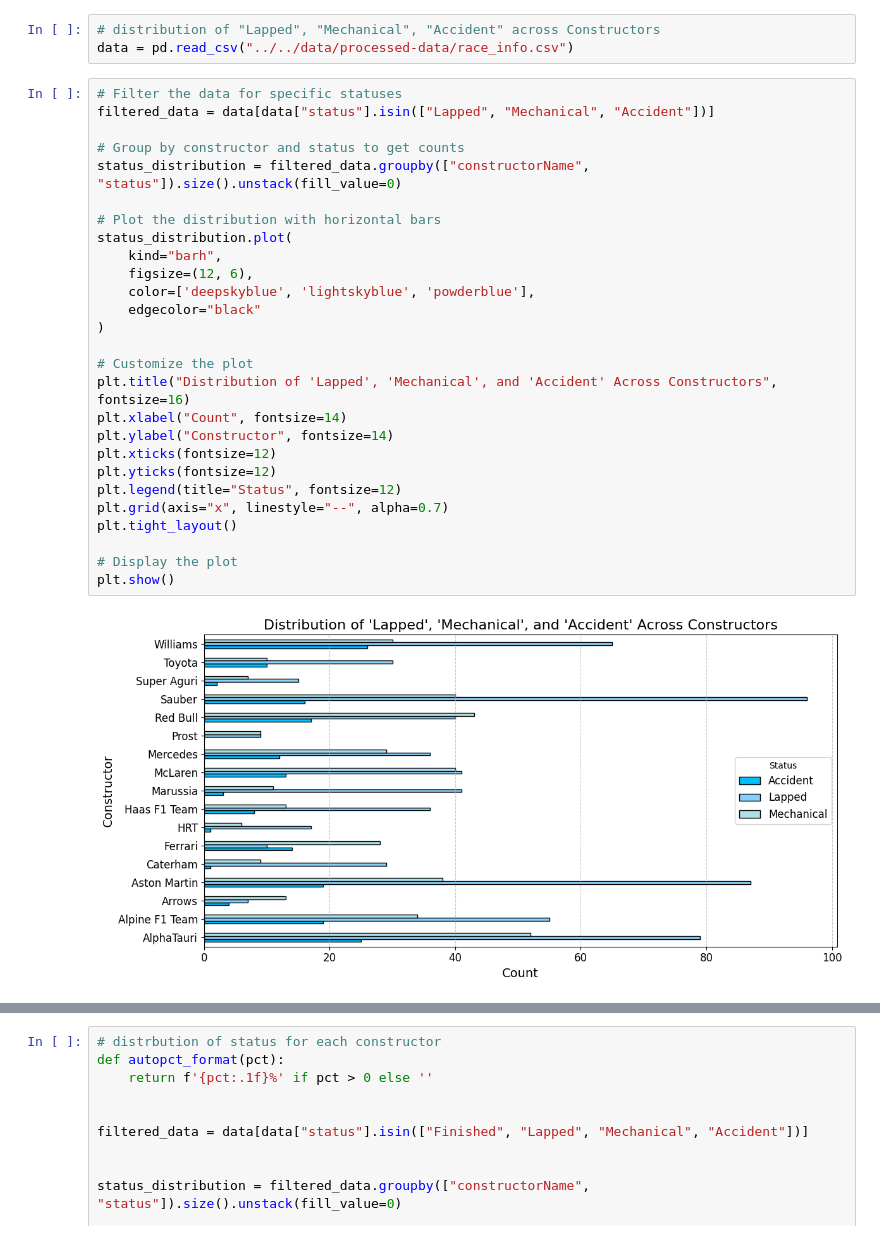
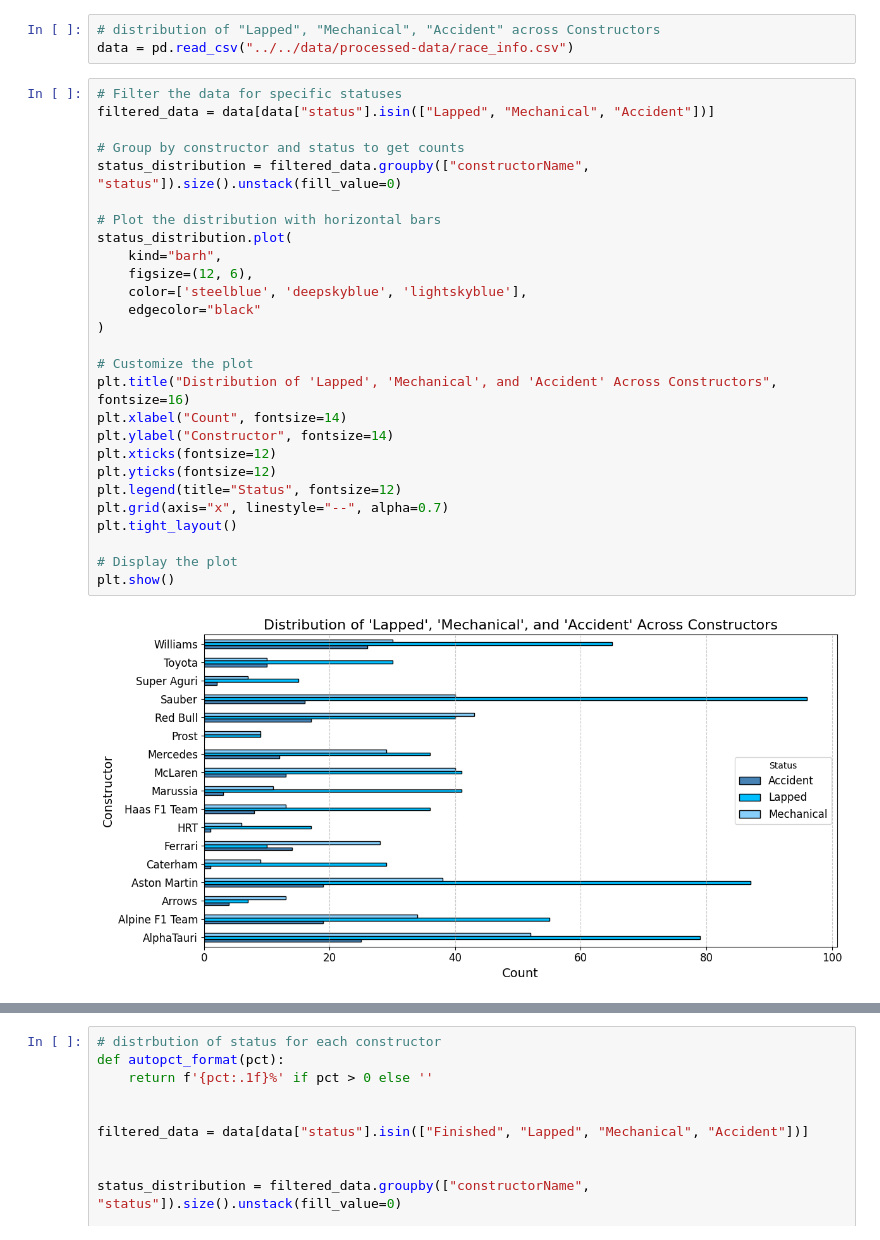
Before and after one commit to NandiniKodali988/F1-Through-Data, a Jupyter notebook: technical-details/eda/main.ipynb, the cells around one changed output, grey strips where cells are left out. Cells and saved outputs as stored; diff of their text form.

```diff
--- a/technical-details/eda/main.ipynb
+++ b/technical-details/eda/main.ipynb
@@ -242,29 +242,29 @@ data = pd.read_csv("../../data/processed-data/race_info.csv")
 # %%
 # Filter the data for specific statuses
 filtered_data = data[data["status"].isin(["Lapped", "Mechanical", "Accident"])]
 
 # Group by constructor and status to get counts
 status_distribution = filtered_data.groupby(["constructorName", "status"]).size().unstack(fill_value=0)
 
 # Plot the distribution with horizontal bars
 status_distribution.plot(
     kind="barh",
     figsize=(12, 6),
-    color=['deepskyblue', 'lightskyblue', 'powderblue'],
+    color=['steelblue', 'deepskyblue', 'lightskyblue'],
     edgecolor="black"
 )
 
 # Customize the plot
 plt.title("Distribution of 'Lapped', 'Mechanical', and 'Accident' Across Constructors", fontsize=16)
 plt.xlabel("Count", fontsize=14)
 plt.ylabel("Constructor", fontsize=14)
 plt.xticks(fontsize=12)
 plt.yticks(fontsize=12)
 plt.legend(title="Status", fontsize=12)
 plt.grid(axis="x", linestyle="--", alpha=0.7)
 plt.tight_layout()
 
 # Display the plot
 plt.show()
 # %% [output]
-[figure, old version]
+[figure, new version]
```
Also changed, not shown: parts of 1 cell of this notebook, 5 other files.
